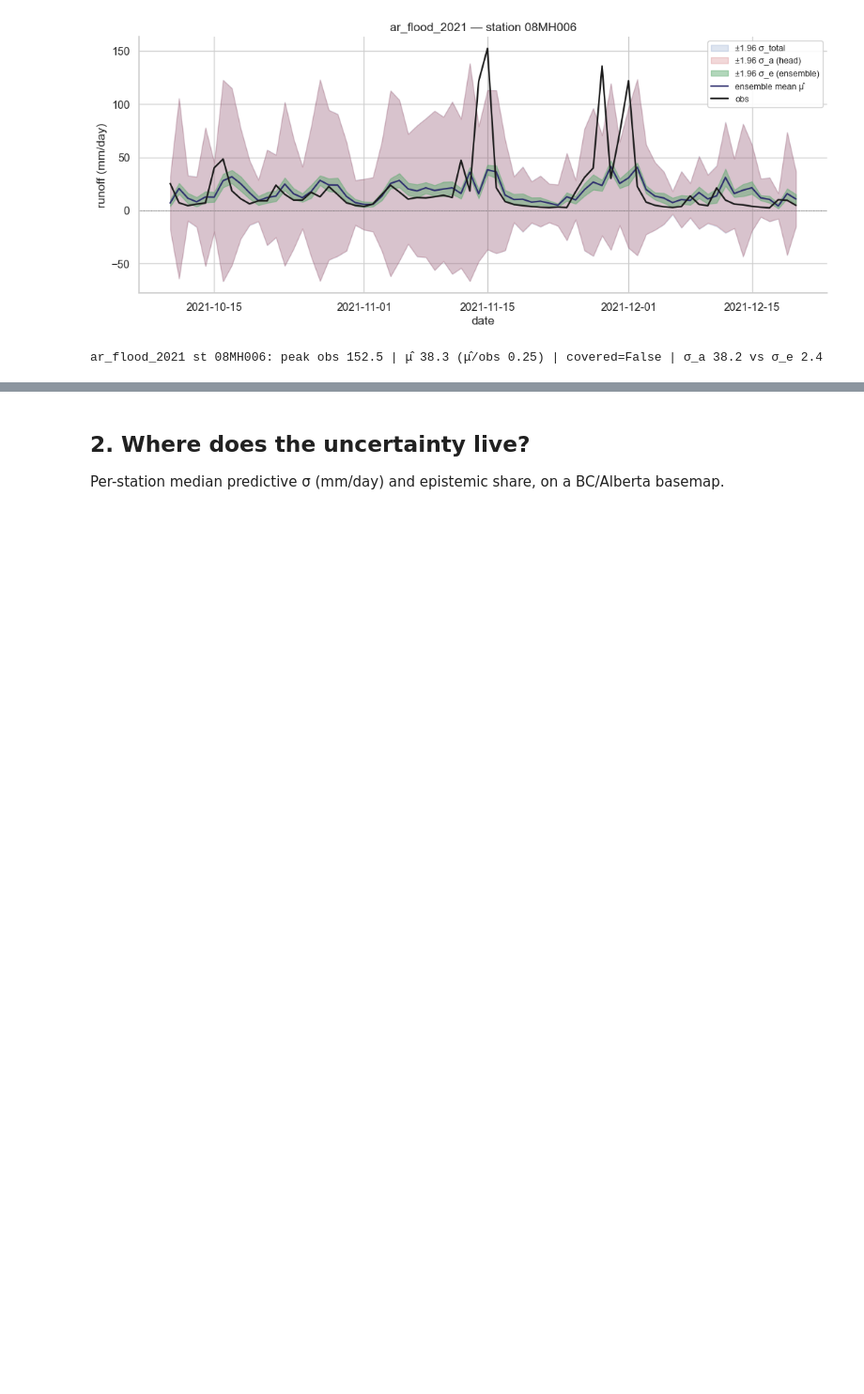
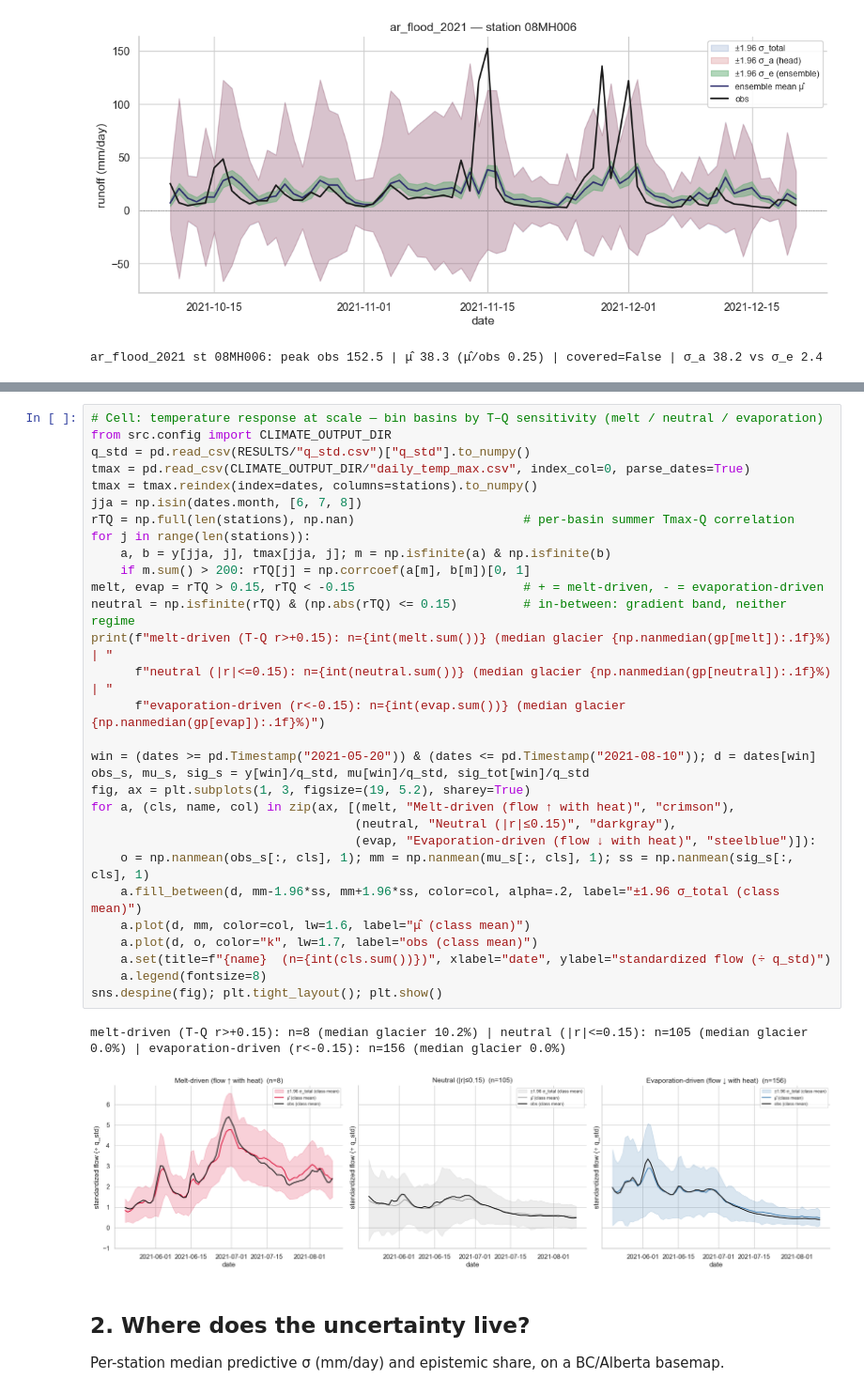
Before and after one commit to TWilson05/EA-LSTM-Streamflow, a Jupyter notebook: notebooks/EXP6_MVE_Calibration.ipynb, the cells around one changed output, grey strips where cells are left out. Shown at 94% size. Drawn from its saved outputs; the diff is of its cells as text; blank space fills up the shorter version.

```diff
--- a/notebooks/EXP6_MVE_Calibration.ipynb
+++ b/notebooks/EXP6_MVE_Calibration.ipynb
@@ -90,3 +94,36 @@ ar_flood_2021 st 08MH006: peak obs 152.5 | μ̂ 38.3 (μ̂/obs 0.25) | covered=F
+# %%
+# Cell: temperature response at scale — bin basins by T–Q sensitivity (melt / neutral / evaporation)
+from src.config import CLIMATE_OUTPUT_DIR
+q_std = pd.read_csv(RESULTS/"q_std.csv")["q_std"].to_numpy()
+tmax = pd.read_csv(CLIMATE_OUTPUT_DIR/"daily_temp_max.csv", index_col=0, parse_dates=True)
+tmax = tmax.reindex(index=dates, columns=stations).to_numpy()
+jja = np.isin(dates.month, [6, 7, 8])
+rTQ = np.full(len(stations), np.nan)                       # per-basin summer Tmax-Q correlation
+for j in range(len(stations)):
+    a, b = y[jja, j], tmax[jja, j]; m = np.isfinite(a) & np.isfinite(b)
+    if m.sum() > 200: rTQ[j] = np.corrcoef(a[m], b[m])[0, 1]
+melt, evap = rTQ > 0.15, rTQ < -0.15                       # + = melt-driven, - = evaporation-driven
+neutral = np.isfinite(rTQ) & (np.abs(rTQ) <= 0.15)         # in-between: gradient band, neither regime
+print(f"melt-driven (T-Q r>+0.15): n={int(melt.sum())} (median glacier {np.nanmedian(gp[melt]):.1f}%) | "
+      f"neutral (|r|<=0.15): n={int(neutral.sum())} (median glacier {np.nanmedian(gp[neutral]):.1f}%) | "
+      f"evaporation-driven (r<-0.15): n={int(evap.sum())} (median glacier {np.nanmedian(gp[evap]):.1f}%)")
+
+win = (dates >= pd.Timestamp("2021-05-20")) & (dates <= pd.Timestamp("2021-08-10")); d = dates[win]
+obs_s, mu_s, sig_s = y[win]/q_std, mu[win]/q_std, sig_tot[win]/q_std
+fig, ax = plt.subplots(1, 3, figsize=(19, 5.2), sharey=True)
+for a, (cls, name, col) in zip(ax, [(melt, "Melt-driven (flow ↑ with heat)", "crimson"),
+                                    (neutral, "Neutral (|r|≤0.15)", "darkgray"),
+                                    (evap, "Evaporation-driven (flow ↓ with heat)", "steelblue")]):
+    o = np.nanmean(obs_s[:, cls], 1); mm = np.nanmean(mu_s[:, cls], 1); ss = np.nanmean(sig_s[:, cls], 1)
+    a.fill_between(d, mm-1.96*ss, mm+1.96*ss, color=col, alpha=.2, label="±1.96 σ_total (class mean)")
+    a.plot(d, mm, color=col, lw=1.6, label="μ̂ (class mean)")
+    a.plot(d, o, color="k", lw=1.7, label="obs (class mean)")
+    a.set(title=f"{name}  (n={int(cls.sum())})", xlabel="date", ylabel="standardized flow (÷ q_std)")
+    a.legend(fontsize=8)
+sns.despine(fig); plt.tight_layout(); plt.show()
+# %% [output]
+melt-driven (T-Q r>+0.15): n=8 (median glacier 10.2%) | neutral (|r|<=0.15): n=105 (median glacier 0.0%) | evaporation-driven (r<-0.15): n=156 (median glacier 0.0%)
+[figure, added]
 # %% [markdown]
 ## 2. Where does the uncertainty live?
 Per-station median predictive σ (mm/day) and epistemic share, on a BC/Alberta basemap.
```
Also changed, not shown: parts of 4 cells of this notebook.
